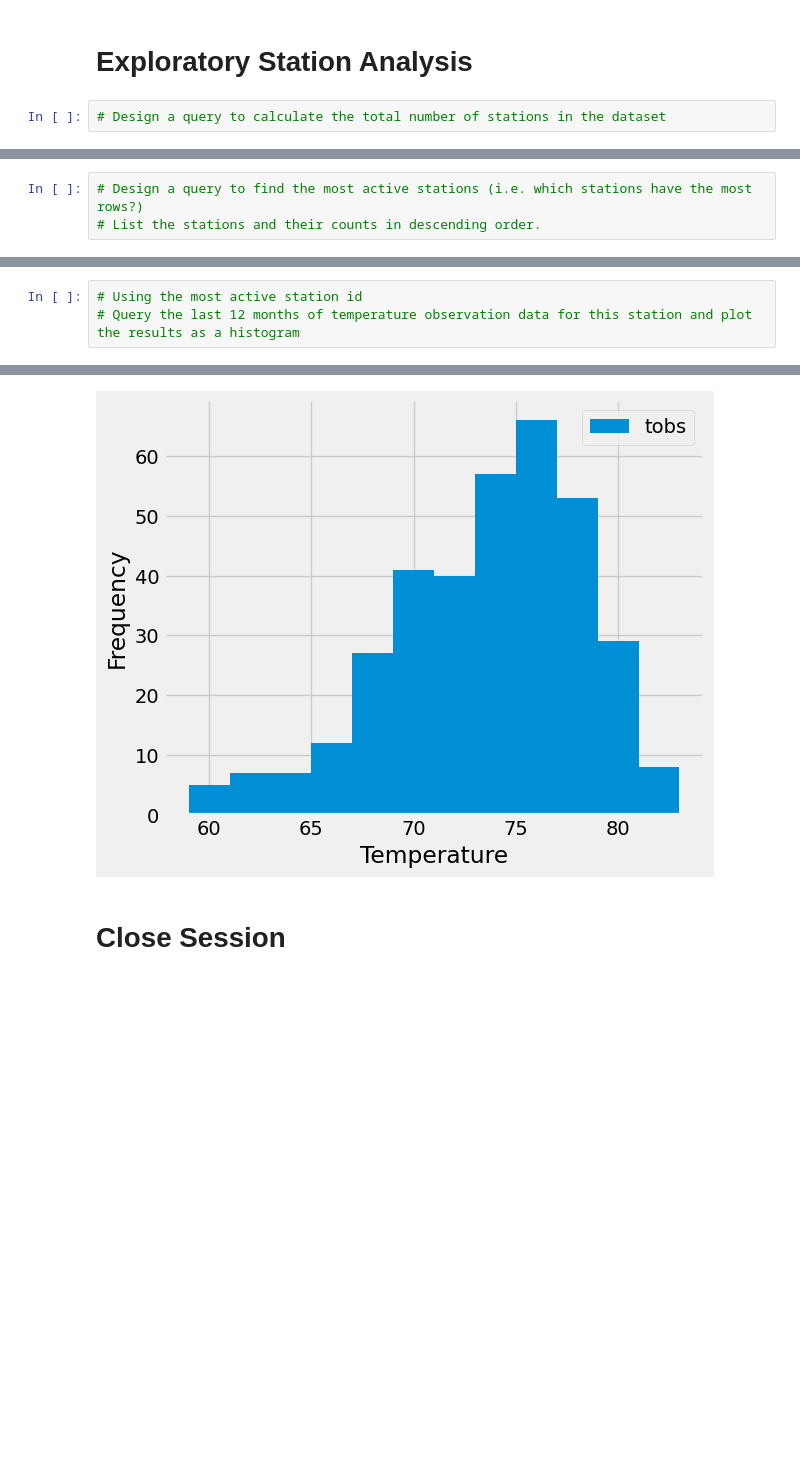
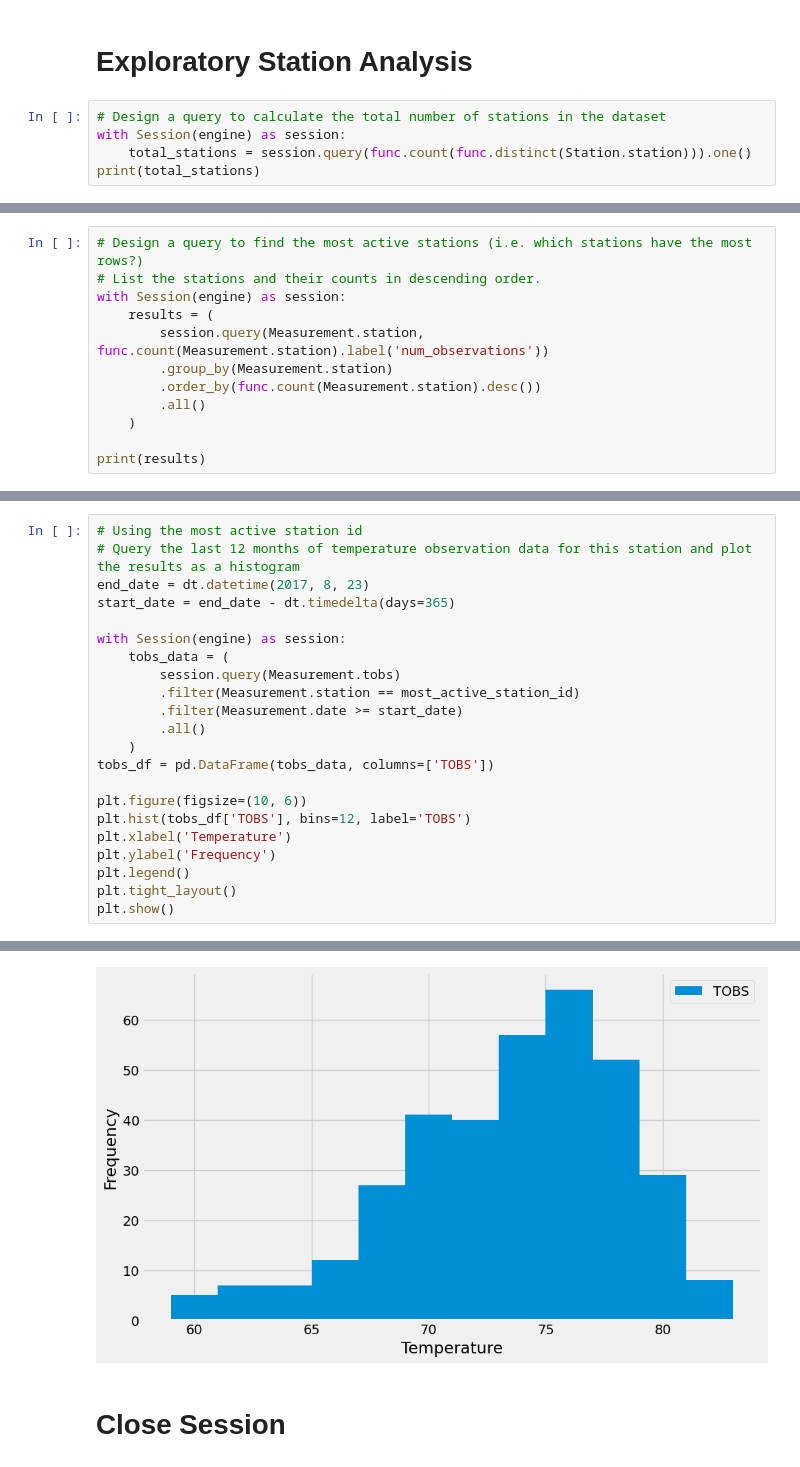
Before and after one commit to HarrietOrleans/sqlalchemy-challenge, a Jupyter notebook: Surfsup/climate_starter.ipynb, the cells around one changed output, grey strips where cells are left out. Drawn from its saved outputs; the diff is of its cells as text; blank space fills up the shorter version.

```diff
--- a/Surfsup/climate_starter.ipynb
+++ b/Surfsup/climate_starter.ipynb
@@ -94,4 +94,7 @@ Name: Precipitation, dtype: float64
 # Exploratory Station Analysis
 # %%
 # Design a query to calculate the total number of stations in the dataset
+with Session(engine) as session:
+    total_stations = session.query(func.count(func.distinct(Station.station))).one()
+print(total_stations)
 # %% [output]
@@ -99,4 +102,13 @@ Name: Precipitation, dtype: float64
 # %%
 # Design a query to find the most active stations (i.e. which stations have the most rows?)
 # List the stations and their counts in descending order.
+with Session(engine) as session:
+    results = (
+        session.query(Measurement.station, func.count(Measurement.station).label('num_observations'))
+        .group_by(Measurement.station)
+        .order_by(func.count(Measurement.station).desc())
+        .all()
+    )
+
+print(results)
 # %% [output]
@@ -116,4 +146,23 @@ Name: Precipitation, dtype: float64
 # %%
 # Using the most active station id
 # Query the last 12 months of temperature observation data for this station and plot the results as a histogram
+end_date = dt.datetime(2017, 8, 23)
+start_date = end_date - dt.timedelta(days=365)
+
+with Session(engine) as session:
+    tobs_data = (
+        session.query(Measurement.tobs)
+        .filter(Measurement.station == most_active_station_id)
+        .filter(Measurement.date >= start_date)
+        .all()
+    )
+tobs_df = pd.DataFrame(tobs_data, columns=['TOBS'])
+
+plt.figure(figsize=(10, 6))
+plt.hist(tobs_df['TOBS'], bins=12, label='TOBS')
+plt.xlabel('Temperature')
+plt.ylabel('Frequency')
+plt.legend()
+plt.tight_layout()
+plt.show()
 # %% [output]
@@ -121,4 +169,4 @@ Text(0.5, 4.183333333333314, 'Temperature')
-[figure, old version]
+[figure, new version]
 # %% [markdown]
 # Close Session
 # %%
```
Also changed, not shown: parts of 5 cells of this notebook, 2 other files.
